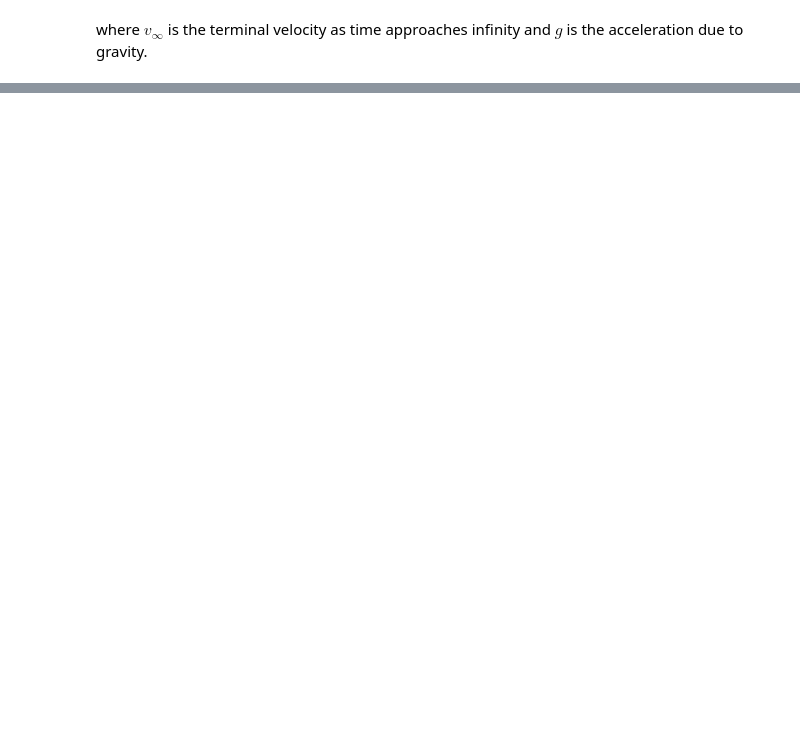
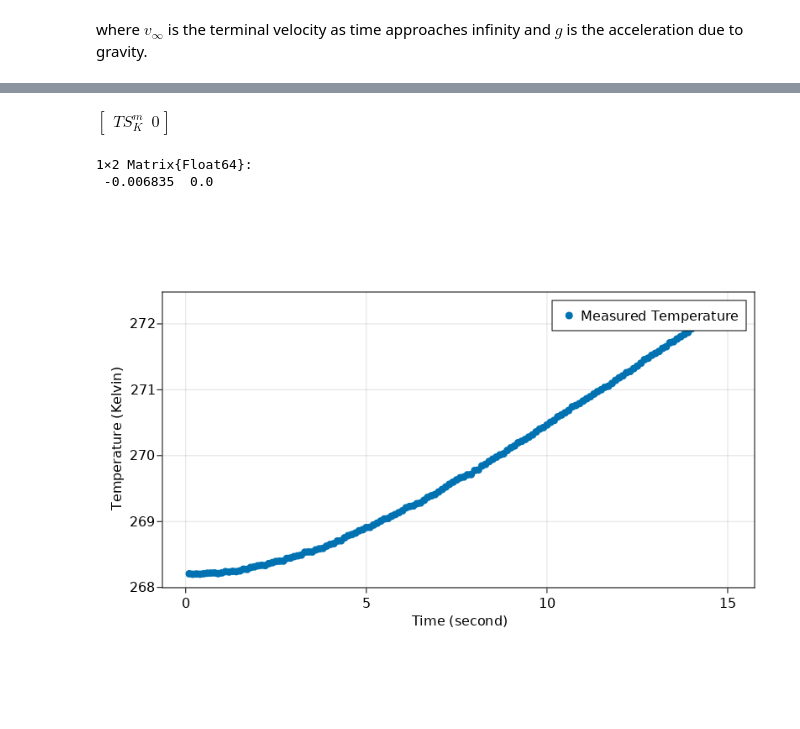
Before and after one commit to hoganman/kalmanfilterjl, a Jupyter notebook: terminalvelocity.ipynb, the cells around one changed output, grey strips where cells are left out. Drawn from its saved outputs; the diff is of its cells as text; code cells hidden in the pictures; blank space fills up the shorter version.

Commit message:
Use the extended kalman filter instead

```diff
--- a/terminalvelocity.ipynb
+++ b/terminalvelocity.ipynb
@@ -579,0 +163,24 @@ plot(
+# %%
+obs_mat_sym = observation_matrix_sym(observation_variables, state_variables)
+obs_mat_sym.doit()
+# %% [output]
+$\left[ \begin{array}{rr}TS^{m}_{K}&0\end{array}\right]$
+# %%
+obs_mat = float(obs_mat_sym.subs(par_values_dict).doit().evalf())
+# %% [output]
+1×2 Matrix{Float64}:
+ -0.006835  0.0
+# %%
+"""Use these two variables to simulate differences variations between the truth and observation
+for the temperature vs altitude
+"""
+
+"""Temperature variations"""
+artificial_noise_K = 0.01  # Kelvin
+observation_cov = diagm([1.0^2])  # Kelvin^2
+
+system_noise_cov = diagm([100.0^2, 1.00^2]);
+# %%
+true_state_fcn_time = Array{Vector{Float64}}(undef, time_steps)
+measurements_array = Array{Vector{Float64}}(undef, time_steps)
+states_fcn_time = Array{KalmanState{Float64}}(undef, time_steps);
@@ -579,0 +247,16 @@ plot(
+# %%
+time_axis_s = [(step * par_values_dict[time_delta_s]) for step in 1:time_steps]
+scatter(
+    time_axis_s,
+    [measurements_array[step][1] for step in 1:time_steps],
+    axis = (aspect = 2, xlabel = "Time (second)", ylabel = "Temperature (Kelvin)"),
+    label="Measured Temperature"
+)
+lines!(
+    time_axis_s,
+    [measurements_array[step][1] for step in 1:time_steps]
+)
+axislegend()
+current_figure()
+# %% [output]
+[figure, added]
```
Also changed, not shown: parts of 48 cells of this notebook, 1 other file.
